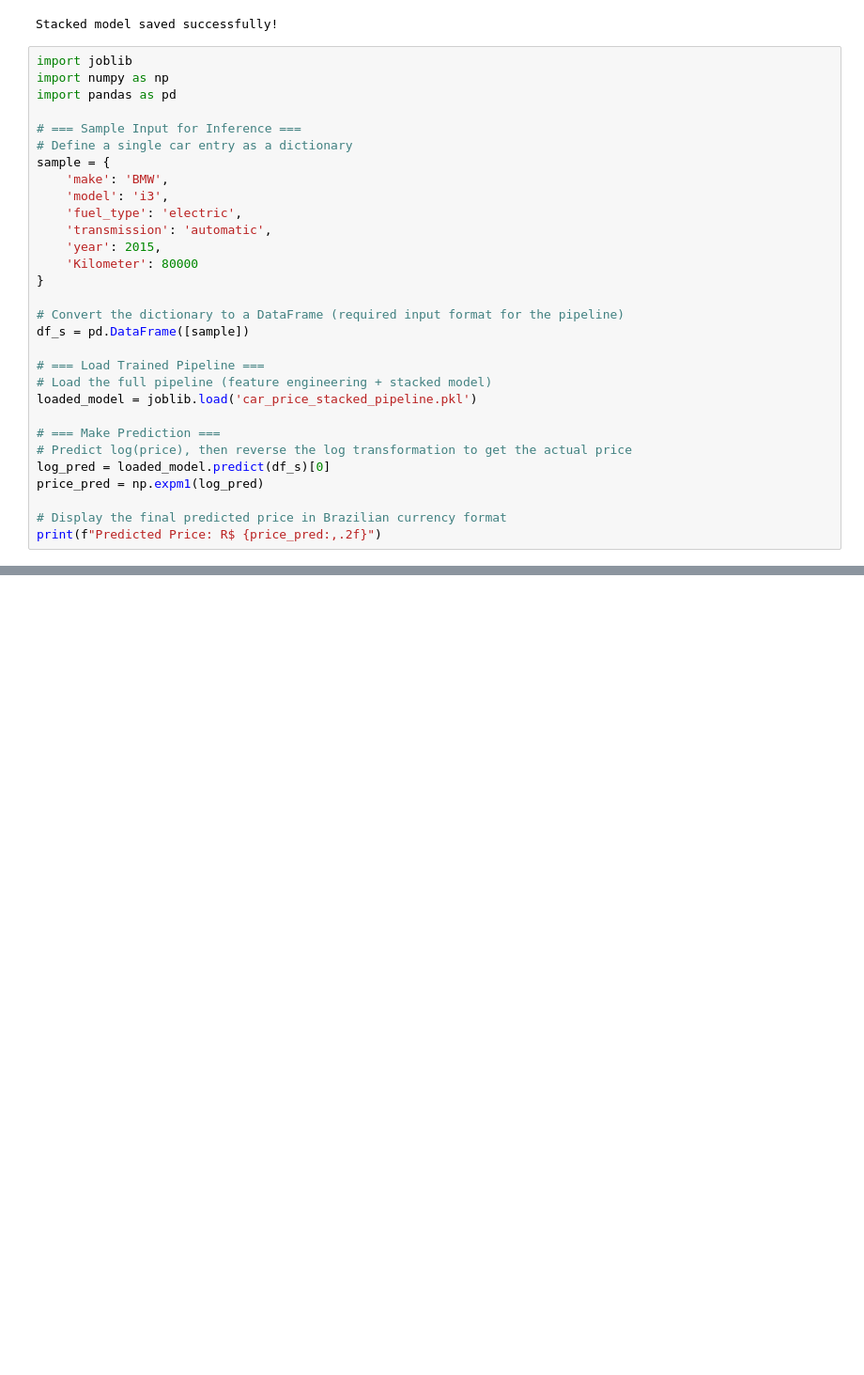
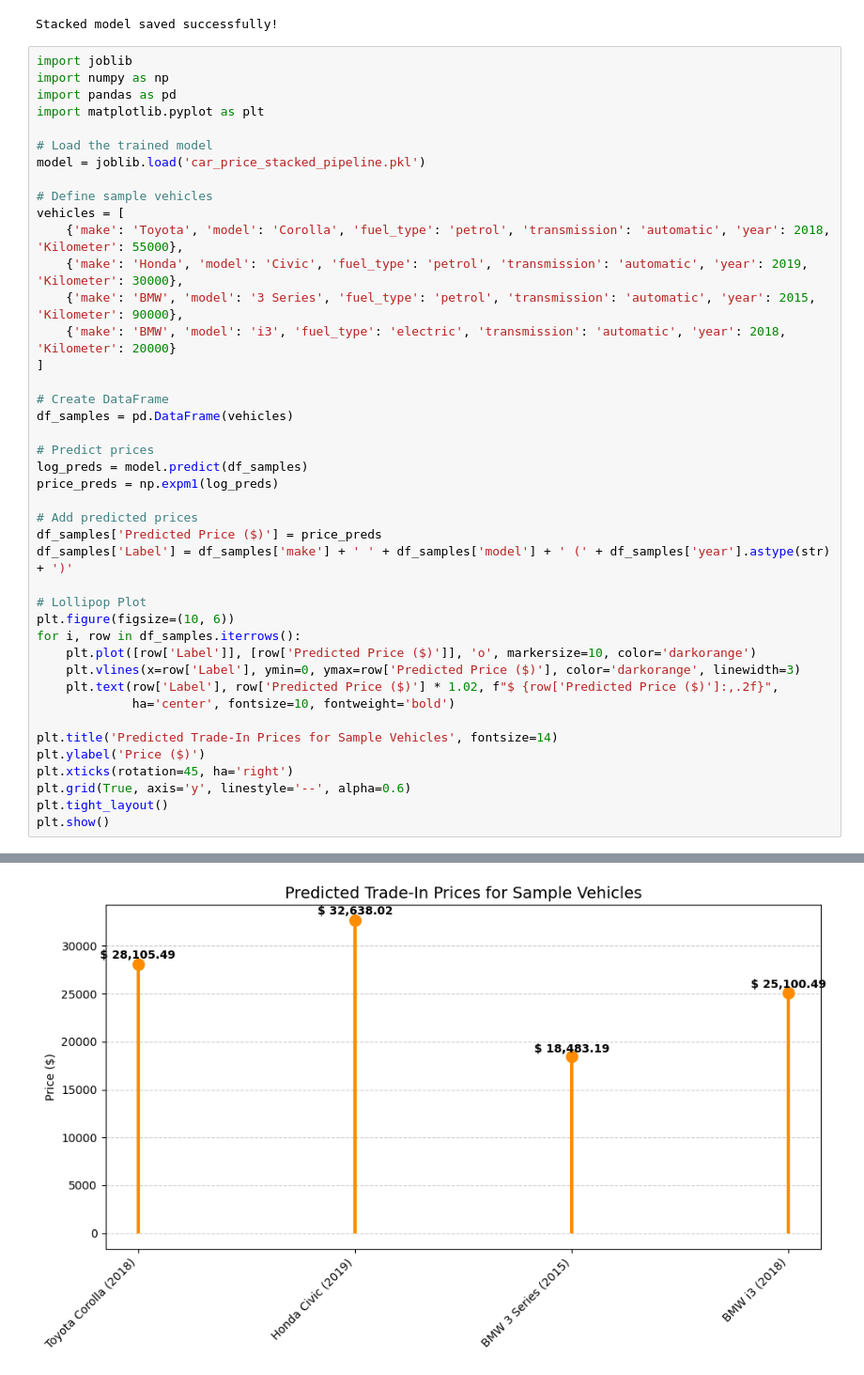
Before and after one commit to bragayuri/strategic-thinking-ca-1, a Jupyter notebook: prediction-tool-final.ipynb, the cells around one changed output, grey strips where cells are left out. Shown: that part at 94% size. Drawn from its saved outputs; the diff is of its cells as text; blank space fills up the shorter version.

```diff
--- a/prediction-tool-final.ipynb
+++ b/prediction-tool-final.ipynb
@@ -432,30 +458,42 @@ Stacked model saved successfully!
 import joblib
 import numpy as np
 import pandas as pd
+import matplotlib.pyplot as plt
 
-# === Sample Input for Inference ===
-# Define a single car entry as a dictionary
-sample = {
-    'make': 'BMW',
-    'model': 'i3',
-    'fuel_type': 'electric',
-    'transmission': 'automatic',
-    'year': 2015,
-    'Kilometer': 80000
-}
+# Load the trained model
+model = joblib.load('car_price_stacked_pipeline.pkl')
 
-# Convert the dictionary to a DataFrame (required input format for the pipeline)
-df_s = pd.DataFrame([sample])
+# Define sample vehicles
+vehicles = [
+    {'make': 'Toyota', 'model': 'Corolla', 'fuel_type': 'petrol', 'transmission': 'automatic', 'year': 2018, 'Kilometer': 55000},
+    {'make': 'Honda', 'model': 'Civic', 'fuel_type': 'petrol', 'transmission': 'automatic', 'year': 2019, 'Kilometer': 30000},
+    {'make': 'BMW', 'model': '3 Series', 'fuel_type': 'petrol', 'transmission': 'automatic', 'year': 2015, 'Kilometer': 90000},
+    {'make': 'BMW', 'model': 'i3', 'fuel_type': 'electric', 'transmission': 'automatic', 'year': 2018, 'Kilometer': 20000}
+]
 
-# === Load Trained Pipeline ===
-# Load the full pipeline (feature engineering + stacked model)
-loaded_model = joblib.load('car_price_stacked_pipeline.pkl')
+# Create DataFrame
+df_samples = pd.DataFrame(vehicles)
 
-# === Make Prediction ===
-# Predict log(price), then reverse the log transformation to get the actual price
-log_pred = loaded_model.predict(df_s)[0]
-price_pred = np.expm1(log_pred)
+# Predict prices
+log_preds = model.predict(df_samples)
+price_preds = np.expm1(log_preds)
 
-# Display the final predicted price in Brazilian currency format
-print(f"Predicted Price: R$ {price_pred:,.2f}")
+# Add predicted prices
+df_samples['Predicted Price ($)'] = price_preds
+df_samples['Label'] = df_samples['make'] + ' ' + df_samples['model'] + ' (' + df_samples['year'].astype(str) + ')'
+
+# Lollipop Plot
+plt.figure(figsize=(10, 6))
+for i, row in df_samples.iterrows():
+    plt.plot([row['Label']], [row['Predicted Price ($)']], 'o', markersize=10, color='darkorange')
+    plt.vlines(x=row['Label'], ymin=0, ymax=row['Predicted Price ($)'], color='darkorange', linewidth=3)
+    plt.text(row['Label'], row['Predicted Price ($)'] * 1.02, f"$ {row['Predicted Price ($)']:,.2f}",
+             ha='center', fontsize=10, fontweight='bold')
+
+plt.title('Predicted Trade-In Prices for Sample Vehicles', fontsize=14)
+plt.ylabel('Price ($)')
+plt.xticks(rotation=45, ha='right')
+plt.grid(True, axis='y', linestyle='--', alpha=0.6)
+plt.tight_layout()
+plt.show()
 # %% [output]
@@ -463,3 +500,4 @@ Predicted Price: R$ 21,916.64
+[figure, added]
 # %%
 # Extrai nomes das features transformadas do best_rf
 preproc = best_rf.named_steps['prep']
```
Also changed, not shown: parts of 14 cells of this notebook, 2 other files.
